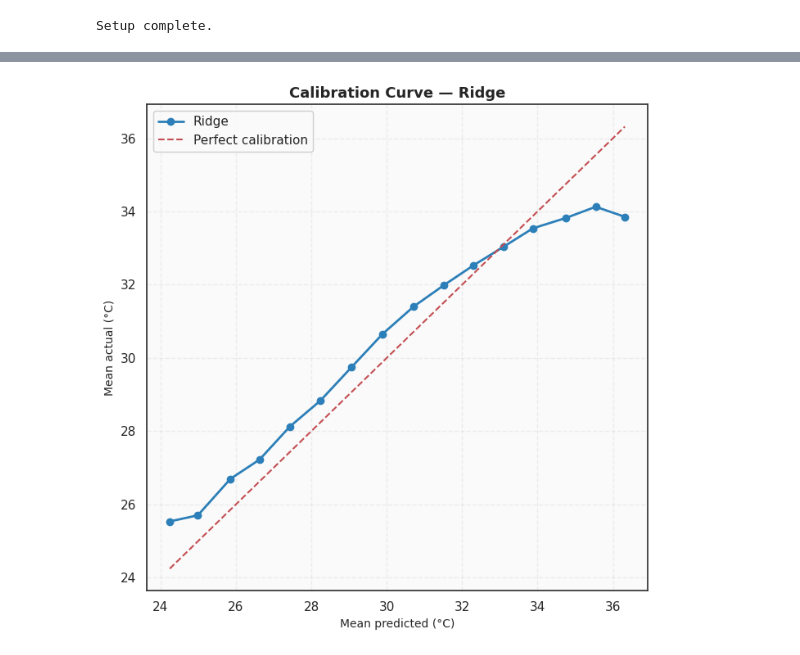
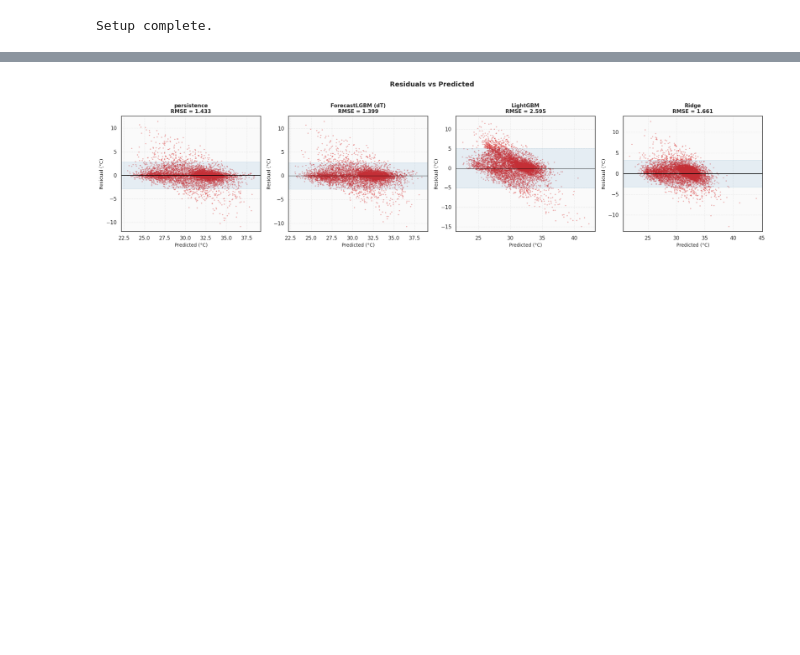
Before and after one commit to adityajha1606/coolant-project, a Jupyter notebook: notebooks/03b_regression.ipynb, the cells around one changed output, grey strips where cells are left out. Drawn from its saved outputs; the diff is of its cells as text; code cells hidden in the pictures; blank space fills up the shorter version.

```diff
--- a/notebooks/03b_regression.ipynb
+++ b/notebooks/03b_regression.ipynb
@@ -83,15 +79,7 @@ Target: avg_return_temp
 # %%
-# Reload the original scaler and target column in °C
-scaler = joblib.load("../models/scaler.pkl")
-target_idx = feature_cols.index("avg_return_temp") - len(extra_cols)  # position in original feature_cols
-# Note: avg_return_temp is not in original feature_cols, so this is unused.
-
-# Simpler: pull raw target value directly from the parquet using the extra_scaler inverse
-def add_regression_target(df):
+def add_regression_target(df, target_col="avg_return_temp"):
     df = df.copy()
-    # Unscale avg_return_temp back to °C using the extra_scaler
-    raw_temp = extra_scaler.inverse_transform(df[["avg_return_temp","pue"]])[:, 0]
-    df["y_next"] = pd.Series(raw_temp, index=df.index).shift(-1)
+    df["y_next"] = df[target_col].shift(-1)
     return df.dropna(subset=["y_next"])
 
 train_r = add_regression_target(train)
@@ -99,7 +87,7 @@ val_r   = add_regression_target(val)
 test_r  = add_regression_target(test)
 
 print(f"Train: {len(train_r):,}  Val: {len(val_r):,}  Test: {len(test_r):,}")
-print(f"Target range (train): {train_r['y_next'].min():.2f} – {train_r['y_next'].max():.2f} °C")
-print(f"Target mean ± std   : {train_r['y_next'].mean():.2f} ± {train_r['y_next'].std():.2f} °C")
+print(f"y_next range (train): {train_r['y_next'].min():.2f} – {train_r['y_next'].max():.2f} °C")
+print(f"y_next mean ± std   : {train_r['y_next'].mean():.2f} ± {train_r['y_next'].std():.2f} °C")
 # %% [output]
 Train: 34,540  Val: 7,401  Test: 7,401
@@ -428,28 +513,22 @@ plt.show()
 # %%
-# Bin predicted values; plot mean actual per bin
-bins = np.linspace(y_test.min(), y_test.max(), 20)
-bin_idx = np.digitize(best["preds"], bins)
+fig, axes = plt.subplots(1, len(preds_show), figsize=(5 * len(preds_show), 5))
+if len(preds_show) == 1: axes = [axes]
 
-calib_x = []
-calib_y = []
-for i in range(1, len(bins)):
-    mask = bin_idx == i
-    if mask.sum() > 20:
-        calib_x.append(best["preds"][mask].mean())
-        calib_y.append(y_test[mask].mean())
+for ax, name in zip(axes, preds_show):
+    p = ALL_PRED[name]
+    r = y_true - p
+    ax.scatter(p, r, s=3, alpha=0.25, color=PALETTE["danger"])
+    ax.axhline(0, color="black", lw=1)
+    ax.set_xlabel("Predicted (°C)")
+    ax.set_ylabel("Residual (°C)")
+    ax.set_title(f"{name}\nRMSE = {np.sqrt((r**2).mean()):.3f}", fontsize=11)
+    s = r.std()
+    ax.axhspan(-2*s, 2*s, alpha=0.1, color=PALETTE["primary"])
 
-fig, ax = plt.subplots(figsize=(7, 7))
-ax.plot(calib_x, calib_y, "o-", color=PALETTE["primary"], lw=2, ms=6,
-        label=best_name)
-lims = [min(calib_x + calib_y), max(calib_x + calib_y)]
-ax.plot(lims, lims, "r--", lw=1.5, label="Perfect calibration")
-ax.set_xlabel("Mean predicted (°C)")
-ax.set_ylabel("Mean actual (°C)")
-ax.set_title(f"Calibration Curve — {best_name}")
-ax.legend()
+plt.suptitle("Residuals vs Predicted", fontsize=14, fontweight="bold", y=1.02)
 plt.tight_layout()
-plt.savefig("../figures/regression/11_calibration.png", dpi=150)
+save_fig("residuals_vs_pred")
 plt.show()
 # %% [output]
-[figure, old version]
+[figure, new version]
 # %%
```
Also changed, not shown: parts of 22 cells of this notebook, 45 other files.
